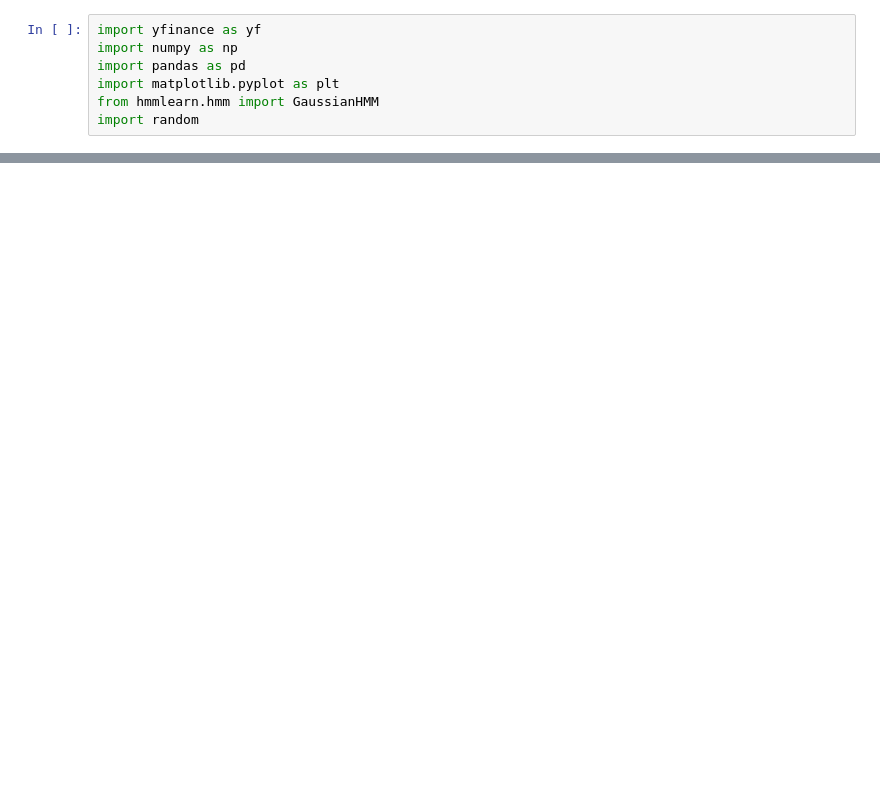
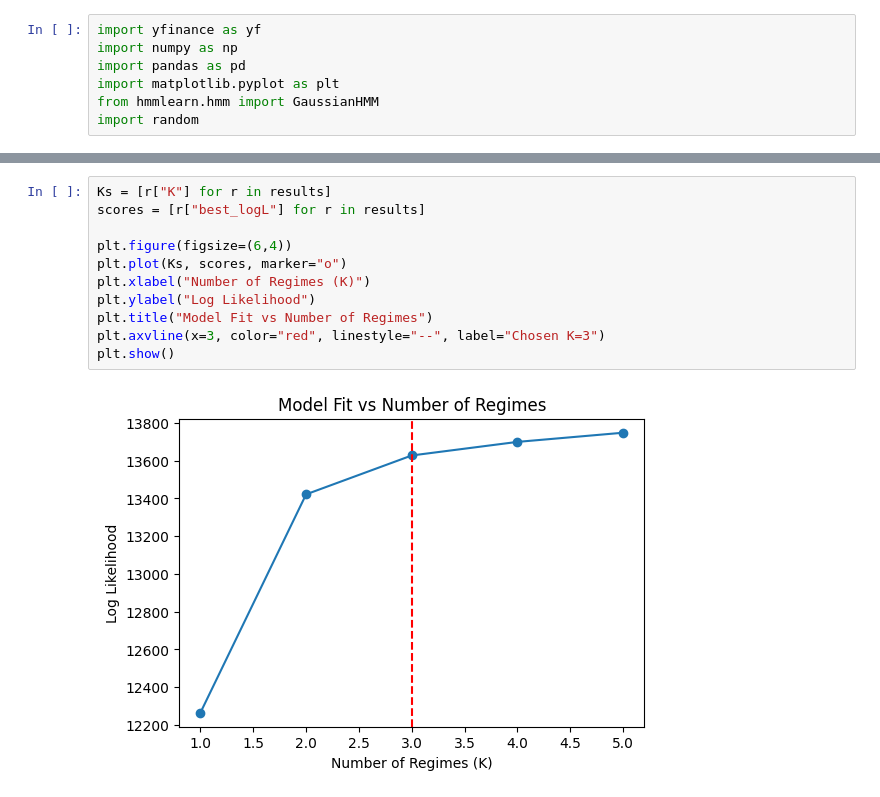
Before and after one commit to NickJNelson03/Market-Regimes-HMM, a Jupyter notebook: notebooks/02_train_hmm.ipynb, the cells around one changed output, grey strips where cells are left out. Cells and saved outputs as stored; diff of their text form; blank space fills up the shorter version.

Commit message:
General Training Model

```diff
--- a/notebooks/02_train_hmm.ipynb
+++ b/notebooks/02_train_hmm.ipynb
@@ -16,0 +116,13 @@ GaussianHMM(n_components=3, n_iter=2000, random_state=42, tol=0.0001)
+# %%
+Ks = [r["K"] for r in results]
+scores = [r["best_logL"] for r in results]
+
+plt.figure(figsize=(6,4))
+plt.plot(Ks, scores, marker="o")
+plt.xlabel("Number of Regimes (K)")
+plt.ylabel("Log Likelihood")
+plt.title("Model Fit vs Number of Regimes")
+plt.axvline(x=3, color="red", linestyle="--", label="Chosen K=3")
+plt.show()
+# %% [output]
+[figure, added]
```
Also changed, not shown: parts of 7 cells of this notebook.
